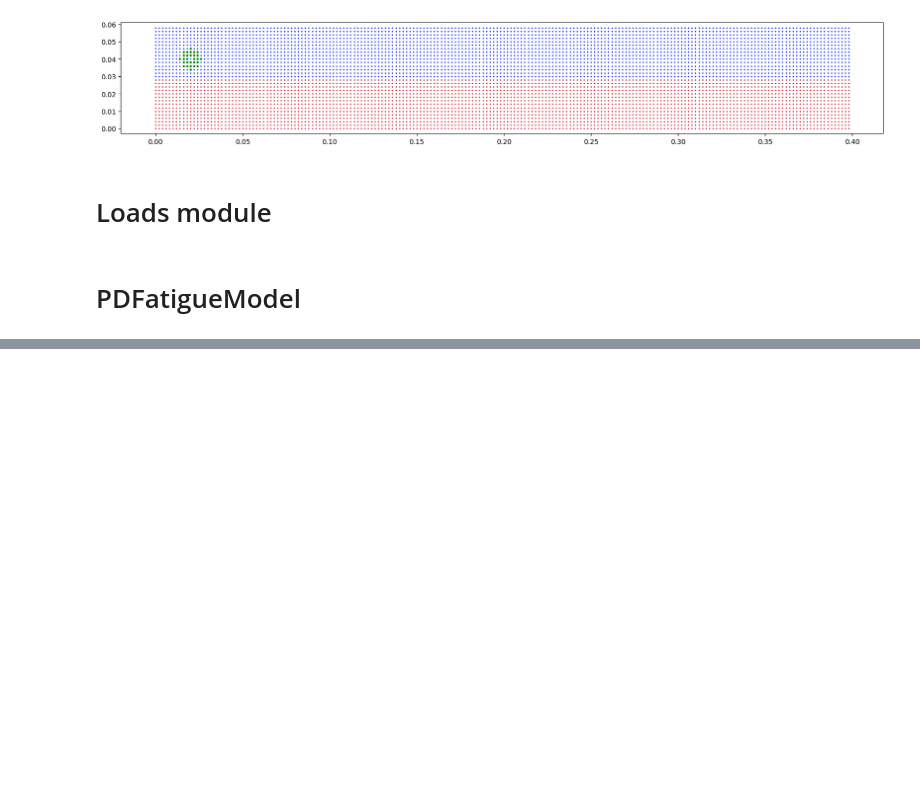
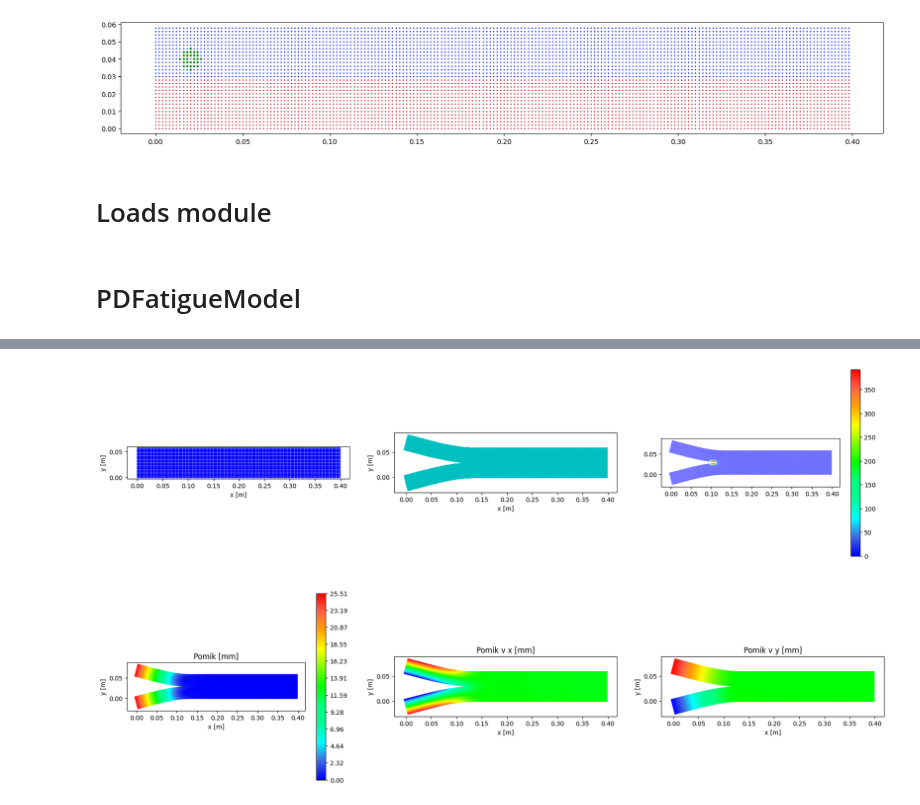
Before and after one commit to fjerenec/Verse2, a Jupyter notebook: notebooks/DCB-test.ipynb, the cells around one changed output, grey strips where cells are left out. Cells and saved outputs as stored; diff of their text form; code cells hidden in the pictures; blank space fills up the shorter version.

Commit message:
finished the simulation process. Still need to implement the fatigue damag incrementation function and check if the simulation works correctly

```diff
--- a/notebooks/DCB-test.ipynb
+++ b/notebooks/DCB-test.ipynb
@@ -392,0 +395,87 @@ internal_forces2[4010][1] * testDisc.ptArea[1]**2 /1000
+# %%
+test_history = solver.local_history_output.history
+disp = test_history[1].state_data["displacements"]
+coordVecNew4 = coordVec + disp
+# %%
+s = 2
+#mycmap = matplotlib.colors.LinearSegmentedColormap.from_list("custom",["blue","royalblue","cyan","mediumspringgreen","springgreen","lime","lawngreen","yellow","orange","tomato","red"],N=11)
+mycmap = matplotlib.colors.LinearSegmentedColormap.from_list("custom",["blue","royalblue","cyan","mediumspringgreen","springgreen","lime","lawngreen","yellow","orange","tomato","red"])
+#mycmap = matplotlib.colors.LinearSegmentedColormap.from_list("custom",["blue","cyan","green","yellow","orange","red"])
+fig1 = plt.figure(figsize=(22,12))
+
+## Nedeformirana oblika
+ax0 = fig1.add_subplot(2,3,1)
+# ax0.plot(coordVec[:,0],coordVec[:totint,1],'co',markersize=1)
+# ax0.plot(coordVec[totint:totbottom,0],coordVec[totint:totbottom,1],"ro",markersize=1)
+ax0.plot(coordVec[:,0],coordVec[:,1],"bo",markersize=1)
+ax0.set_aspect("1")
+plt.xlabel("x [m]")
+plt.ylabel("y [m]")
+
+##Deformirana oblika
+ax1 = fig1.add_subplot(2,3,2)
+ax1.plot(coordVecNew4[:,0],coordVecNew4[:,1],'co',markersize=s)
+# ax1.plot(coordVecNew4[:,0],coordVecNew4[:,1],"ro",markersize=s)
+# ax1.plot(coordVecNew4[:,0],coordVecNew4[:,1],"bo",markersize=s)
+ax1.set_aspect("1")
+plt.xlabel("x [m]")
+plt.ylabel("y [m]")
+
+##Strain energy density
+ax5 = fig1.add_subplot(2,3,3)
+# sc5 = ax5.tricontourf(coordVec[:,0],coordVec[:,1],point_damage,cmap=mycmap,vmin = 0, vmax =0.5)#,c=point_SED)
+sc5 = ax5.scatter(coordVecNew4[:,0],coordVecNew4[:,1],c=point_damage*1000,s=0.1,cmap = mycmap)
+# # ax5.set_ylim(0.015,0.025)
+ax5.set_aspect("1")
+# plt.title("SED [N/mm**2]")
+plt.colorbar(sc5)
+# plt.xlabel("x [m]")
+# plt.ylabel("y [m]")
+
+## Absolutni pomiki
+ax2 = fig1.add_subplot(2,3,4)
+ax2.set_aspect("1")
+#h = np.sqrt(disp[:,0]*disp[:totint,0]+disp[:totint,1]*disp[:totint,1])*1000
+h = np.sqrt(disp[:,0]*disp[:,0]+disp[:,1]*disp[:,1])*1000
+cm = plt.cm.get_cmap('RdYlBu')
+#sc = ax.scatter(coordVecNew4[:totint,0],coordVecNew4[:totint,1],s=s,c=h,cmap=mycmap)
+#p1=coordVec[:totint,0].reshape(100,100)
+#p2=coordVec[:totint,1].reshape(100,100)
+#sc = ax.contourf(p1,p2,h.reshape(100,100),cmap=mycmap)
+sc = ax2.scatter(coordVecNew4[:,0],coordVecNew4[:,1],s=s,c=h[:],cmap=mycmap)
+#sc3 = ax.scatter(coordVecNew4[totbottom:tottop,0],coordVecNew4[totbottom:tottop,1],s=s,c=h[totbottom:tottop],cmap=mycmap)
+
+plt.title("Pomik [mm]")
+plt.xlabel("x [m]")
+plt.ylabel("y [m]")
+v= np.linspace(np.min(h),np.max(h),12,endpoint=True)
+plt.colorbar(sc,ticks=v)
+
+##Pomiki X
+ax3 = fig1.add_subplot(2,3,5)
+ax3.set_aspect("1")
+# h1 = disp[:totint,0]*1000
+h1 = disp[:tottop,0]*1000
+vm=h1#np.max(disp[:tottop,0])
+cm1 = plt.cm.get_cmap('RdYlBu')
+sc1 = ax3.scatter(coordVecNew4[:,0],coordVecNew4[:,1],s=s,c=h1[:],cmap=mycmap)
+plt.title("Pomik v x [mm]")
+plt.xlabel("x [m]")
+plt.ylabel("y [m]")
+v1= np.linspace(np.min(h1),np.max(h1),12,endpoint=True)
+# plt.colorbar(sc1,ticks=v1)
+
+##Pomiki Y
+ax4 = fig1.add_subplot(2,3,6)
+ax4.set_aspect("1")
+h2 = disp[:,1]*1000
+cm2 = plt.cm.get_cmap('RdYlBu')
+#sc2 = plt.scatter(coordVecNew4[:,0],coordVecNew4[:,1],s=s,c=h2[:],cmap=mycmap)
+sc2 = plt.scatter(coordVecNew4[:,0],coordVecNew4[:,1],s=s,c=h2[:],cmap=mycmap)
+plt.title("Pomik v y [mm]")
+plt.xlabel("x [m]")
+plt.ylabel("y [m]")
+v2= np.linspace(np.min(h2),np.max(h2),12,endpoint=True)
+# plt.colorbar(sc2,ticks=v2)
+# %% [output]
+[figure, added]
```
Also changed, not shown: parts of 10 cells of this notebook, 2 other files.
